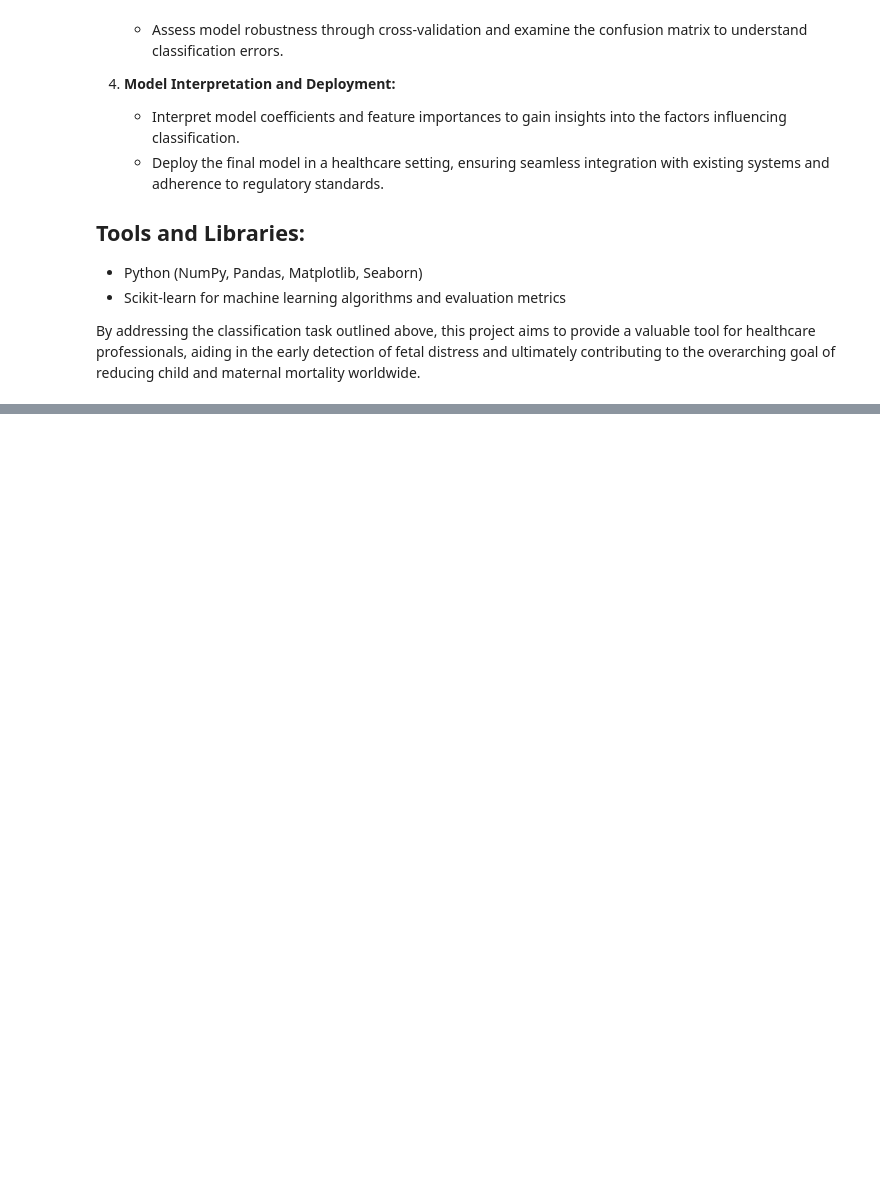
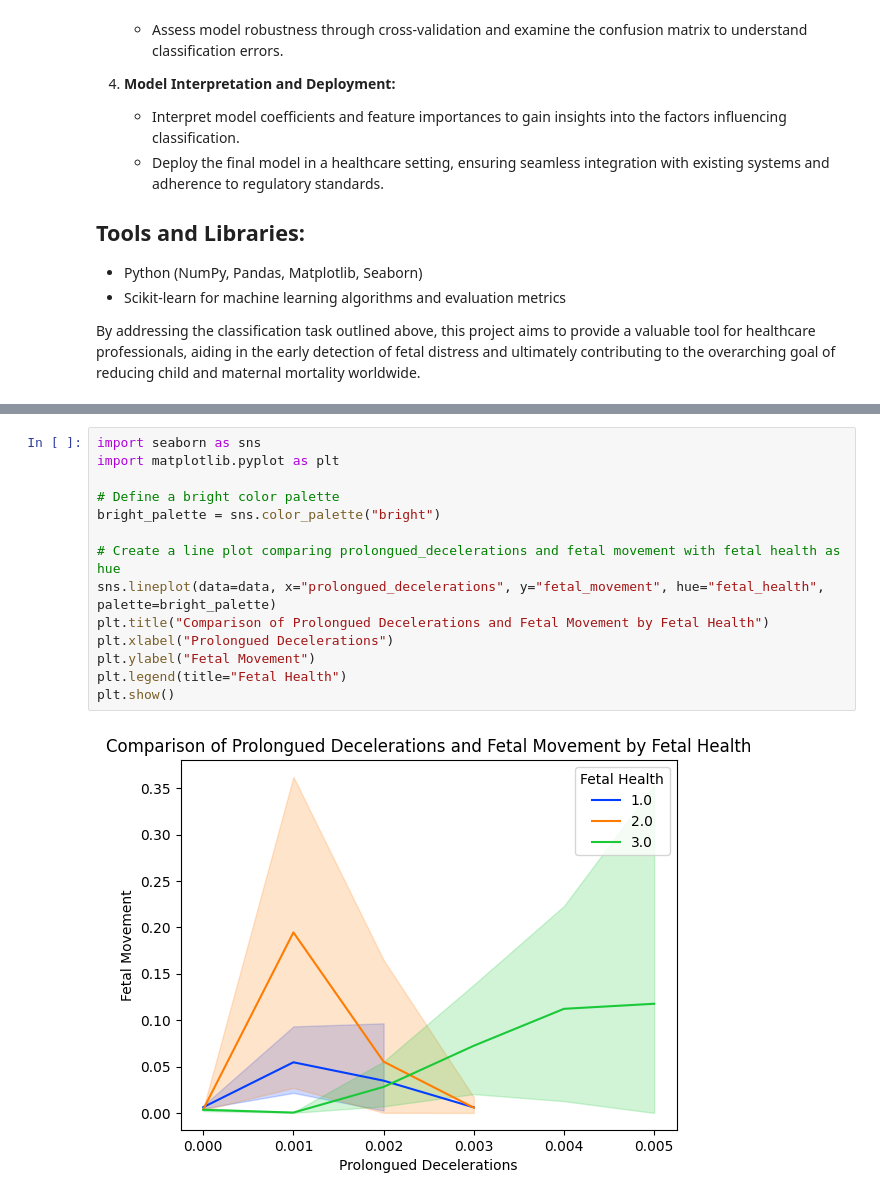
Before and after one commit to FasilHameed/Fetal-Health-Classification-Ml, a Jupyter notebook: Fetal Health.ipynb, the cells around one changed output, grey strips where cells are left out. Drawn from its saved outputs; the diff is of its cells as text; blank space fills up the shorter version.

```diff
--- a/Fetal Health.ipynb
+++ b/Fetal Health.ipynb
@@ -43,0 +175,16 @@ By addressing the classification task outlined above, this project aims to provi
+# %%
+import seaborn as sns
+import matplotlib.pyplot as plt
+
+# Define a bright color palette
+bright_palette = sns.color_palette("bright")
+
+# Create a line plot comparing prolongued_decelerations and fetal movement with fetal health as hue
+sns.lineplot(data=data, x="prolongued_decelerations", y="fetal_movement", hue="fetal_health", palette=bright_palette)
+plt.title("Comparison of Prolongued Decelerations and Fetal Movement by Fetal Health")
+plt.xlabel("Prolongued Decelerations")
+plt.ylabel("Fetal Movement")
+plt.legend(title="Fetal Health")
+plt.show()
+# %% [output]
+[figure, added]
```
Also changed, not shown: parts of 23 cells of this notebook.
